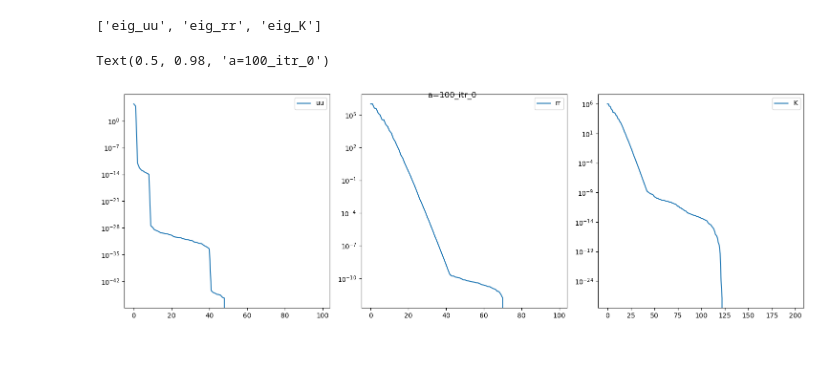
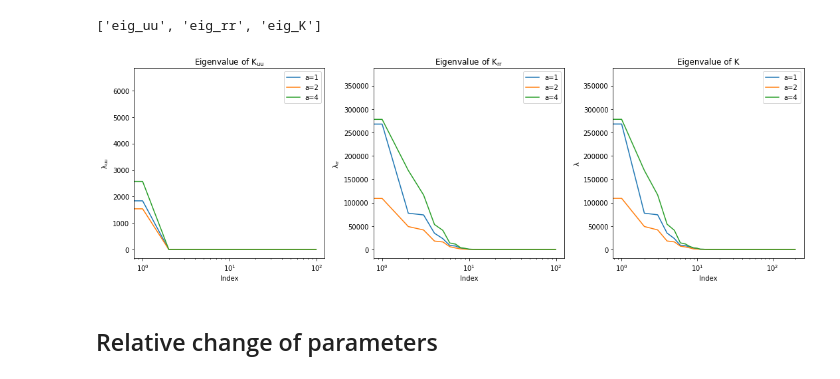
Before and after one commit to mennohie/CS4240-deeplearning-project, a Jupyter notebook: change_hyper_params.ipynb, the cells around one changed output. Saved outputs shown, nothing was run; the diff lists cells and outputs as text; code cells hidden in the pictures; blank space fills up the shorter version.

Commit message:
Made figures 1 and 2 complete

```diff
--- a/change_hyper_params.ipynb
+++ b/change_hyper_params.ipynb
@@ -76,7 +76,9 @@ for avalue in a_values_to_test:
 ## Calculate the eigenvalues
 # %%
 import utilities
-eig_vals = np.load("./data_ntk/a_100/eigenvalues_itr_0.npz")
+eig_vals1 = np.load("./data_ntk/a_1/eigenvalues_itr_0.npz")
+eig_vals2 = np.load("./data_ntk/a_2/eigenvalues_itr_0.npz")
+eig_vals4 = np.load("./data_ntk/a_4/eigenvalues_itr_0.npz")
 eig_vals.files
 # %% [output]
 ['eig_uu', 'eig_rr', 'eig_K']
@@ -87,14 +85,39 @@ eig_K = eig_vals['eig_K']
-# %%
-import matplotlib.pyplot as plt
-fig, ax = plt.subplots(1,3, figsize= (15,5))
-ax[0].semilogy(eig_uu, label ='uu')
-ax[0].legend()
-ax[1].semilogy(eig_rr, label = 'rr')
-ax[1].legend()
-ax[2].semilogy(eig_K, label = 'K')
-ax[2].legend()
-plt.tight_layout()
-plt.suptitle("a=100_itr_0")
-# %% [output]
-Text(0.5, 0.98, 'a=100_itr_0')
-[figure, removed]
+# %%
+eig_uu1 = eig_vals1['eig_uu']
+eig_uu2 = eig_vals2['eig_uu']
+eig_uu4 = eig_vals4['eig_uu']
+eig_rr1 = eig_vals1['eig_rr']
+eig_rr2 = eig_vals2['eig_rr']
+eig_rr4 = eig_vals4['eig_rr']
+eig_K1 = eig_vals1['eig_K']
+eig_K2 = eig_vals2['eig_K']
+eig_K4 = eig_vals4['eig_K']
+# %%
+import matplotlib.pyplot as plt
+fig, ax = plt.subplots(1,3, figsize= (15,5))
+ax[0].semilogx(eig_uu1, label ='a=1')
+ax[0].semilogx(eig_uu2, label ='a=2')
+ax[0].semilogx(eig_uu4, label ='a=4')
+ax[0].title.set_text("Eigenvalue of $\mathregular{K_{uu}}$")
+ax[0].legend()
+ax[0].set_xlabel("Index")
+ax[0].set_ylabel("$\mathregular{\lambda_{uu}}$")
+ax[1].semilogx(eig_rr1, label = 'a=1')
+ax[1].semilogx(eig_rr2, label = 'a=2')
+ax[1].semilogx(eig_rr4, label = 'a=4')
+ax[1].title.set_text("Eigenvalue of $\mathregular{K_{rr}}$")
+ax[1].legend()
+ax[1].set_xlabel("Index")
+ax[1].set_ylabel("$\mathregular{\lambda_{rr}}$")
+ax[2].semilogx(eig_K1, label = 'a=1')
+ax[2].semilogx(eig_K2, label = 'a=2')
+ax[2].semilogx(eig_K4, label = 'a=4')
+ax[2].title.set_text("Eigenvalue of K")
+ax[2].legend()
+ax[2].set_xlabel("Index")
+ax[2].set_ylabel("$\mathregular{\lambda}}$")
+plt.tight_layout()
+# %% [output]
+[figure, added]
+# %% [markdown]
+## Relative change of parameters
```
Also changed, not shown: parts of 5 cells of this notebook, 2 other files.
